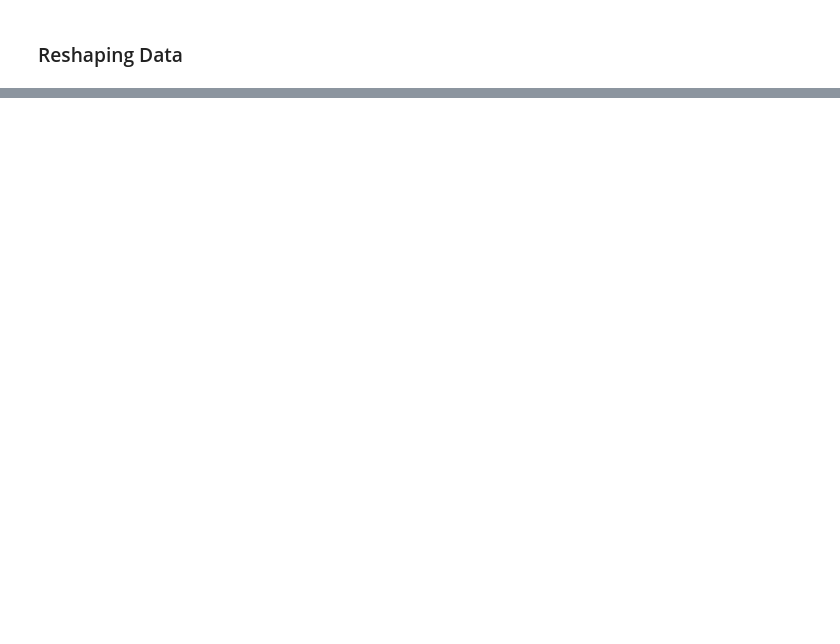
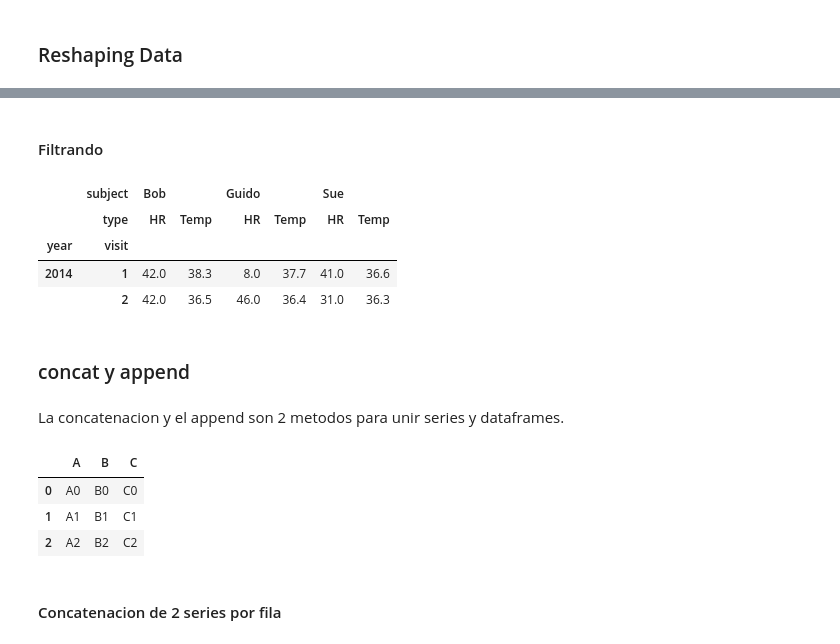
Before and after one commit to mrHyde90/DataScienceCourse, a Jupyter notebook: Pandas.ipynb, the cells around one changed output, grey strips where cells are left out. Drawn from its saved outputs; the diff is of its cells as text; code cells hidden in the pictures; blank space fills up the shorter version.

```diff
--- a/Pandas.ipynb
+++ b/Pandas.ipynb
@@ -1339,0 +1560,15 @@ titanic_concat.head()
+# %%
+# Creacion de multi-index y multi-columns mediante
+index = [(2013, 1), (2013, 2), (2014, 1), (2014, 2)]
+multi_index = pd.MultiIndex.from_tuples(index, names=['year', 'visit'])
+columns = [("Bob", "HR"), ("Bob", "Temp"), ('Guido', "HR"), ('Guido', "Temp"), ('Sue', "HR"), ('Sue', "Temp")]
+multi_columns = pd.MultiIndex.from_tuples(columns, names=['subject', 'type'])
+
+# Datos o valores del dataframe
+data = np.round(np.random.randn(4, 6), 1)
+data[:, ::2] *= 10
+data += 37
+
+# Creacion del dataframe
+health_data = pd.DataFrame(data, index=multi_index, columns=multi_columns)
+health_data
@@ -1339,0 +1611,29 @@ titanic_concat.head()
+# %% [markdown]
+#### Filtrando
+# %%
+health_data.loc[health_data[("Bob", "HR")] > 40]
+# %% [output]
+|  | subject | Bob |  | Guido |  | Sue |  |
+|  | type | HR | Temp | HR | Temp | HR | Temp |
+| year | visit |  |  |  |  |  |  |
+| 2014 | 1 | 42.0 | 38.3 | 8.0 | 37.7 | 41.0 | 36.6 |
+|  | 2 | 42.0 | 36.5 | 46.0 | 36.4 | 31.0 | 36.3 |
+# %% [markdown]
+### concat y append
+# %% [markdown]
+La concatenacion y el append son 2 metodos para unir series y dataframes.
+# %%
+#Funcion para crear dataframes
+def make_df(cols, ind):
+    """Quickly make a DataFrame"""
+    data = {c: [str(c) + str(i) for i in ind]
+            for c in cols}
+    return pd.DataFrame(data, ind)
+
+# example DataFrame
+make_df('ABC', range(3))
+# %% [output]
+|  | A | B | C |
+| 0 | A0 | B0 | C0 |
+| 1 | A1 | B1 | C1 |
+| 2 | A2 | B2 | C2 |
@@ -1339,0 +1657,2 @@ titanic_concat.head()
+# %% [markdown]
+#### Concatenacion de 2 series por fila
```
Also changed, not shown: parts of 98 cells of this notebook.
